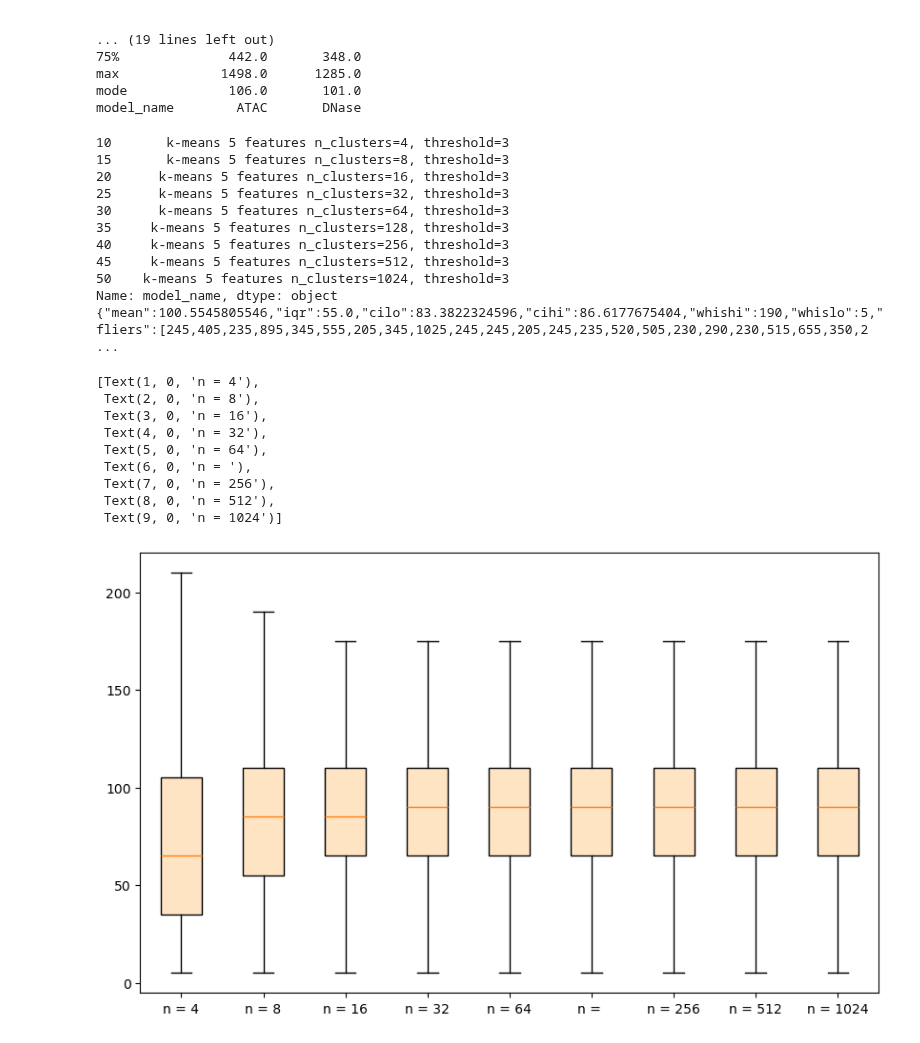
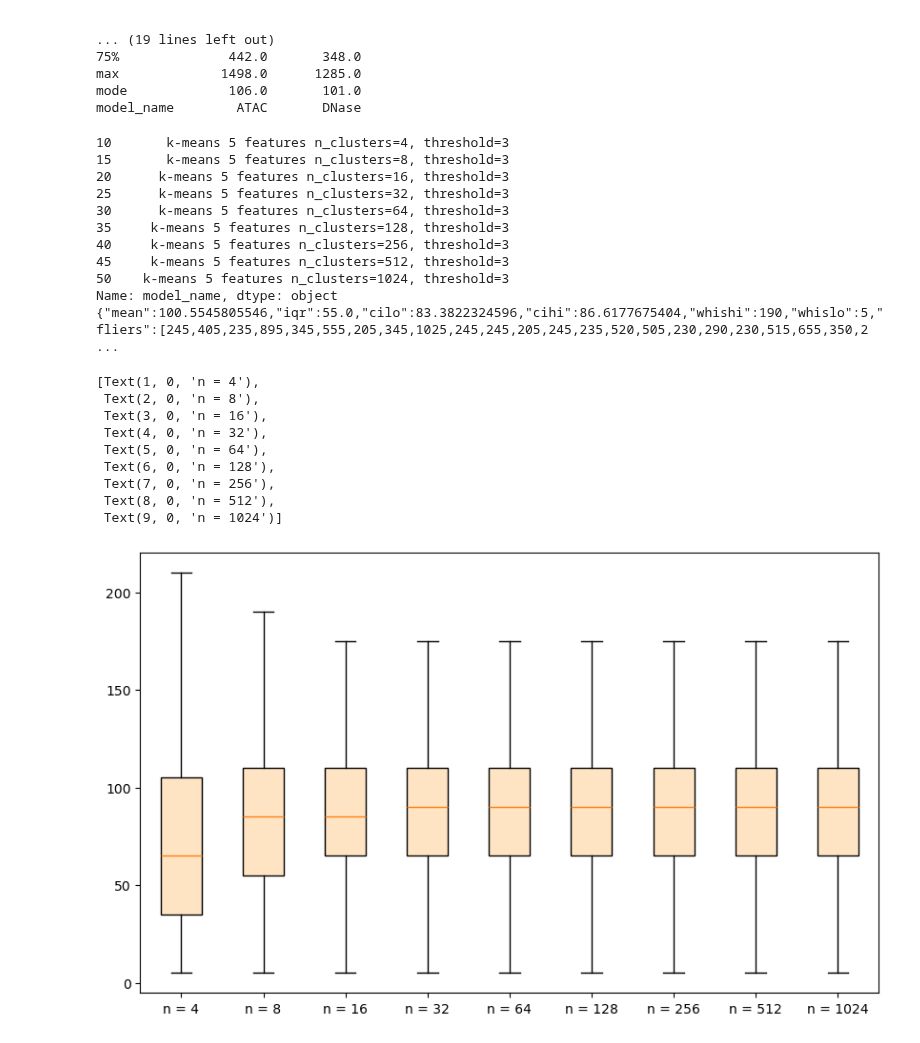
Before and after one commit to lu-kup/bio-baigiamasis, a Jupyter notebook: scripts/diagrams.ipynb, the cells around one changed output. Saved outputs shown, nothing was run; the diff lists cells and outputs as text; code cells hidden in the pictures.

Commit message:
done with boxplots

```diff
--- a/scripts/diagrams.ipynb
+++ b/scripts/diagrams.ipynb
@@ -308,46 +308,43 @@ import json
 from matplotlib import cbook
 
 import pandas as pd
-# %%
-evaluations = pd.read_csv('../outputs/zresults_kmeans.tsv', sep='\t')
-s_three = evaluations.iloc[[10,15,20,25,30,35,40,45,50],:]
-print(s_three['model_name'])
-boxes = list(s_three['boxplot_json'])
-print(boxes[1])
-# %% [output]
-10       k-means 5 features n_clusters=4, threshold=3
-15       k-means 5 features n_clusters=8, threshold=3
-20      k-means 5 features n_clusters=16, threshold=3
-25      k-means 5 features n_clusters=32, threshold=3
-30      k-means 5 features n_clusters=64, threshold=3
-35     k-means 5 features n_clusters=128, threshold=3
-40     k-means 5 features n_clusters=256, threshold=3
-45     k-means 5 features n_clusters=512, threshold=3
-50    k-means 5 features n_clusters=1024, threshold=3
-Name: model_name, dtype: object
-{"mean":100.5545805546,"iqr":55.0,"cilo":83.3822324596,"cihi":86.6177675404,"whishi":190,"whislo":5,"fliers":[245,405,235,895,345,555,205,345,1025,245,245,205,245,235,520,505,230,290,230,515,655,350,2 ...
 # %%
+evaluations = pd.read_csv('../outputs/zresults_kmeans.tsv', sep='\t')
+s_three = evaluations.iloc[[10,15,20,25,30,35,40,45,50],:]
+print(s_three['model_name'])
+boxes = list(s_three['boxplot_json'])
+print(boxes[1])
 
-# Parse JSON data into a list of dictionaries
+
 box_data = [json.loads(box) for box in boxes]
-
 fig, ax = plt.subplots(figsize=(10, 6))  # Adjust size as needed
 
 ax.bxp(box_data, patch_artist=True, showfliers=False, boxprops={'facecolor': 'bisque'})
 
 ax.set_xticklabels(["n = 4", "n = 8", "n = 16", "n = 32",
- "n = 64", "n = ", "n = 256", "n = 512",
+ "n = 64", "n = 128", "n = 256", "n = 512",
  "n = 1024"])
 # %% [output]
-[Text(1, 0, 'n = 4'),
- Text(2, 0, 'n = 8'),
- Text(3, 0, 'n = 16'),
- Text(4, 0, 'n = 32'),
- Text(5, 0, 'n = 64'),
- Text(6, 0, 'n = '),
- Text(7, 0, 'n = 256'),
- Text(8, 0, 'n = 512'),
- Text(9, 0, 'n = 1024')]
+10       k-means 5 features n_clusters=4, threshold=3
+15       k-means 5 features n_clusters=8, threshold=3
+20      k-means 5 features n_clusters=16, threshold=3
+25      k-means 5 features n_clusters=32, threshold=3
+30      k-means 5 features n_clusters=64, threshold=3
+35     k-means 5 features n_clusters=128, threshold=3
+40     k-means 5 features n_clusters=256, threshold=3
+45     k-means 5 features n_clusters=512, threshold=3
+50    k-means 5 features n_clusters=1024, threshold=3
+Name: model_name, dtype: object
+{"mean":100.5545805546,"iqr":55.0,"cilo":83.3822324596,"cihi":86.6177675404,"whishi":190,"whislo":5,"fliers":[245,405,235,895,345,555,205,345,1025,245,245,205,245,235,520,505,230,290,230,515,655,350,2 ...
+[Text(1, 0, 'n = 4'),
+ Text(2, 0, 'n = 8'),
+ Text(3, 0, 'n = 16'),
+ Text(4, 0, 'n = 32'),
+ Text(5, 0, 'n = 64'),
+ Text(6, 0, 'n = 128'),
+ Text(7, 0, 'n = 256'),
+ Text(8, 0, 'n = 512'),
+ Text(9, 0, 'n = 1024')]
-[figure, old version]
+[figure, new version]
 # %%
 evaluations = pd.read_csv('../outputs/zresults_kmeans_scale.tsv', sep='\t')
```
Also changed, not shown: parts of 5 cells of this notebook.
